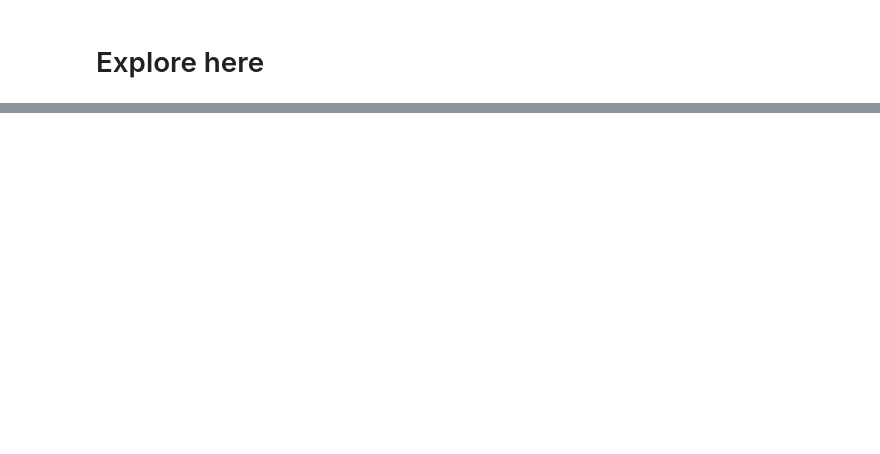
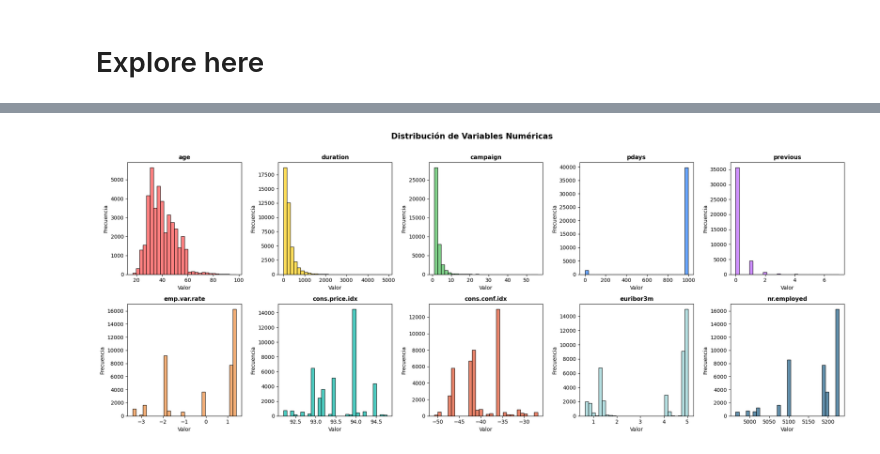
Before and after one commit to 4GeeksAcademy/regresion-logistica-brenda-campos, a Jupyter notebook: src/explore.ipynb, the cells around one changed output, grey strips where cells are left out. Cells and saved outputs as stored; diff of their text form; code cells hidden in the pictures; blank space fills up the shorter version.

```diff
--- a/src/explore.ipynb
+++ b/src/explore.ipynb
@@ -129,0 +116,18 @@ plt.show()
+# %%
+colores_num = ['#FF6B6B','#FFD93D','#6BCB77','#4D96FF','#C77DFF',
+               '#F4A261','#2EC4B6','#E76F51','#A8DADC','#457B9D']
+
+fig, axes = plt.subplots(2, 5, figsize=(20, 8))
+axes = axes.flatten()
+
+for i, col in enumerate(numericas):
+    axes[i].hist(df[col], bins=30, color=colores_num[i], edgecolor='black', alpha=0.85)
+    axes[i].set_title(col, fontsize=11, fontweight='bold')
+    axes[i].set_xlabel('Valor')
+    axes[i].set_ylabel('Frecuencia')
+
+plt.suptitle('Distribución de Variables Numéricas', fontsize=15, fontweight='bold', y=1.01)
+plt.tight_layout()
+plt.show()
+# %% [output]
+[figure, added]
```
Also changed, not shown: parts of 26 cells of this notebook, 1 other file.
